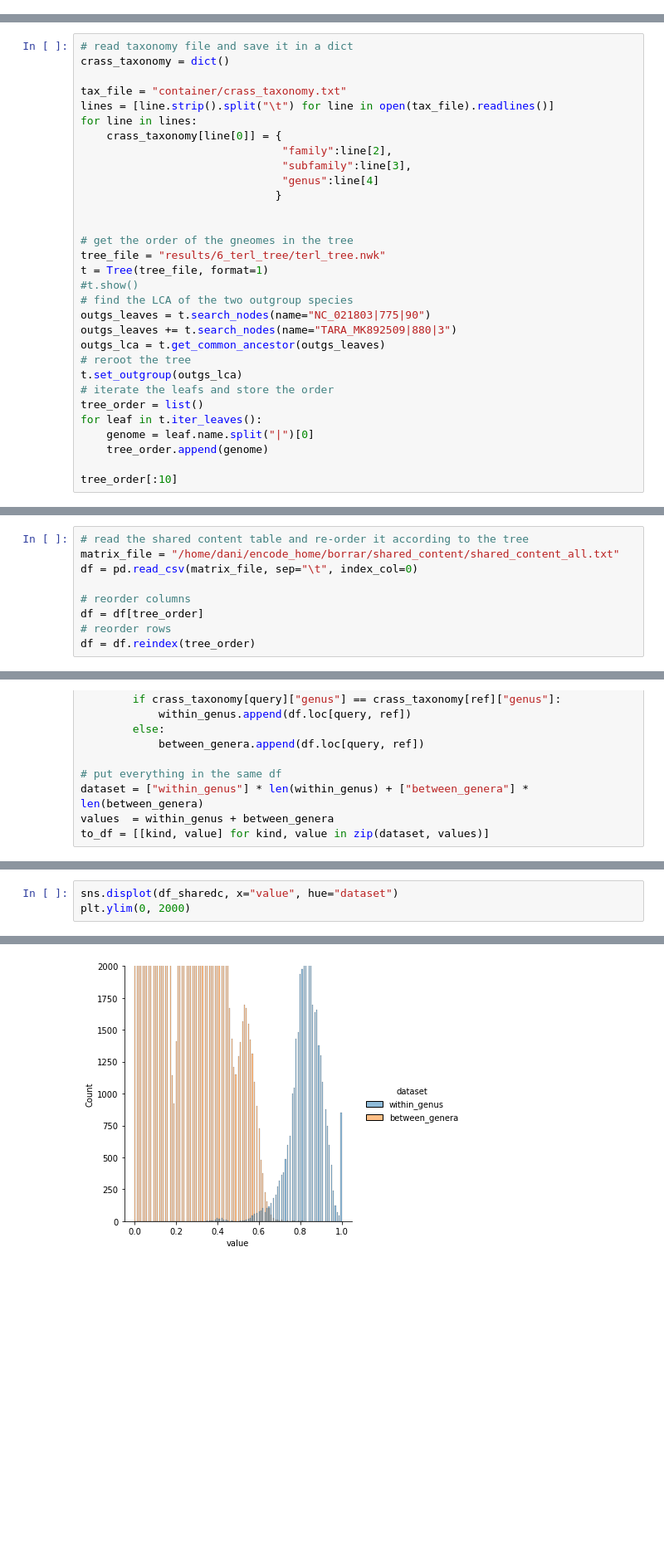
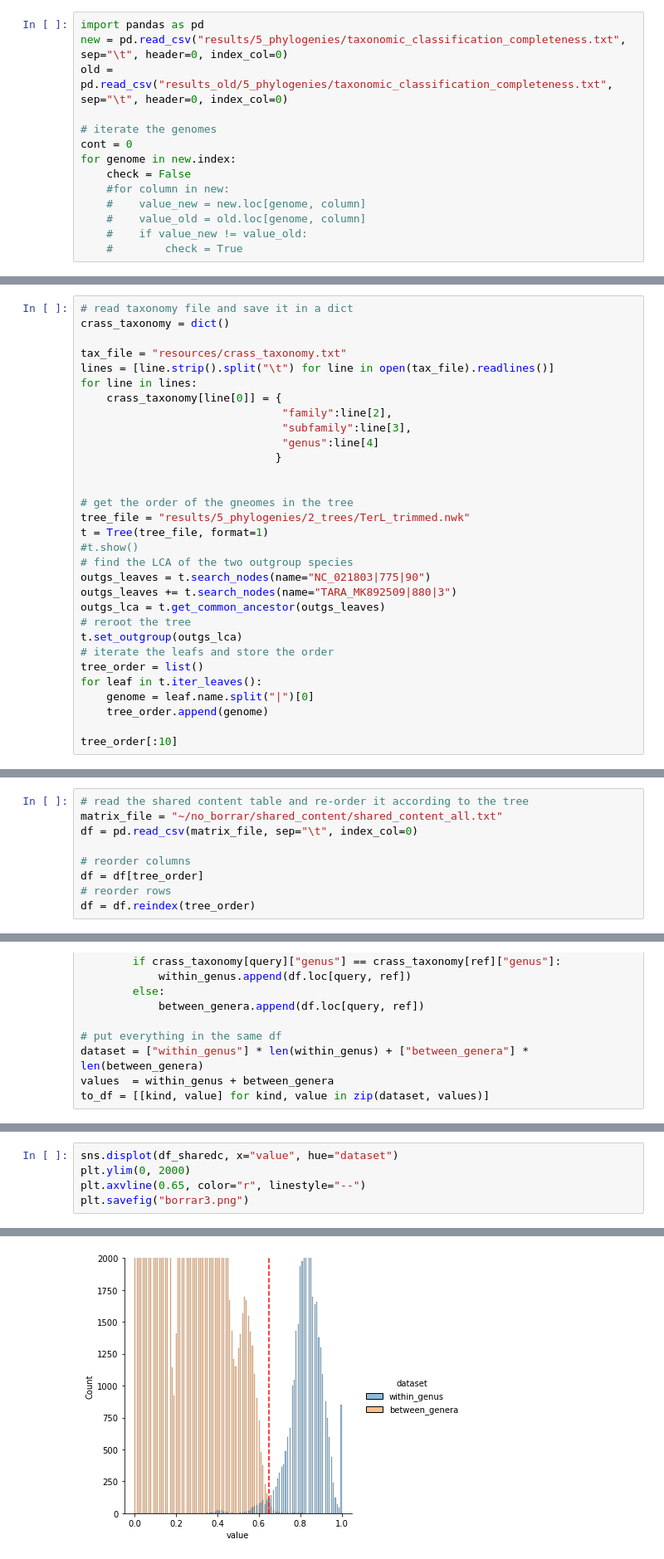
Before and after one commit to dcarrillox/CrassUS, a Jupyter notebook: dev_notes.ipynb, the cells around one changed output, grey strips where cells are left out. Shown at 83% size. Saved outputs shown, nothing was run; the diff lists cells and outputs as text; blank space fills up the shorter version.

```diff
--- a/dev_notes.ipynb
+++ b/dev_notes.ipynb
@@ -66,0 +167,14 @@ While this is running, let's parse the Yutin's 2021 TerL tree. What a pain, but
+# %%
+import pandas as pd
+new = pd.read_csv("results/5_phylogenies/taxonomic_classification_completeness.txt", sep="\t", header=0, index_col=0)
+old = pd.read_csv("results_old/5_phylogenies/taxonomic_classification_completeness.txt", sep="\t", header=0, index_col=0)
+
+# iterate the genomes
+cont = 0
+for genome in new.index:
+    check = False
+    #for column in new:
+    #    value_new = new.loc[genome, column]
+    #    value_old = old.loc[genome, column]
+    #    if value_new != value_old:
+    #        check = True
@@ -164,7 +335,7 @@ Let's plot the results
 # read taxonomy file and save it in a dict
 crass_taxonomy = dict()
 
-tax_file = "container/crass_taxonomy.txt"
+tax_file = "resources/crass_taxonomy.txt"
 lines = [line.strip().split("\t") for line in open(tax_file).readlines()]
 for line in lines:
     crass_taxonomy[line[0]] = {
@@ -175,7 +346,7 @@ for line in lines:
 
 
 # get the order of the gneomes in the tree
-tree_file = "results/6_terl_tree/terl_tree.nwk"
+tree_file = "results/5_phylogenies/2_trees/TerL_trimmed.nwk"
 t = Tree(tree_file, format=1)
 #t.show()
 # find the LCA of the two outgroup species
@@ -205,6 +376,6 @@ tree_order[:10]
 # %%
 # read the shared content table and re-order it according to the tree
-matrix_file = "/home/dani/encode_home/borrar/shared_content/shared_content_all.txt"
+matrix_file = "~/no_borrar/shared_content/shared_content_all.txt"
 df = pd.read_csv(matrix_file, sep="\t", index_col=0)
 
 # reorder columns
@@ -291,4 +435,6 @@ sns.displot(df_sharedc, x="value", hue="dataset")
 # %%
 sns.displot(df_sharedc, x="value", hue="dataset")
 plt.ylim(0, 2000)
+plt.axvline(0.65, color="r", linestyle="--")
+plt.savefig("borrar3.png")
 # %% [output]
@@ -296 +441 @@ plt.ylim(0, 2000)
-[figure, old version]
+[figure, new version]
```
Also changed, not shown: parts of 34 cells of this notebook, 11 other files.
